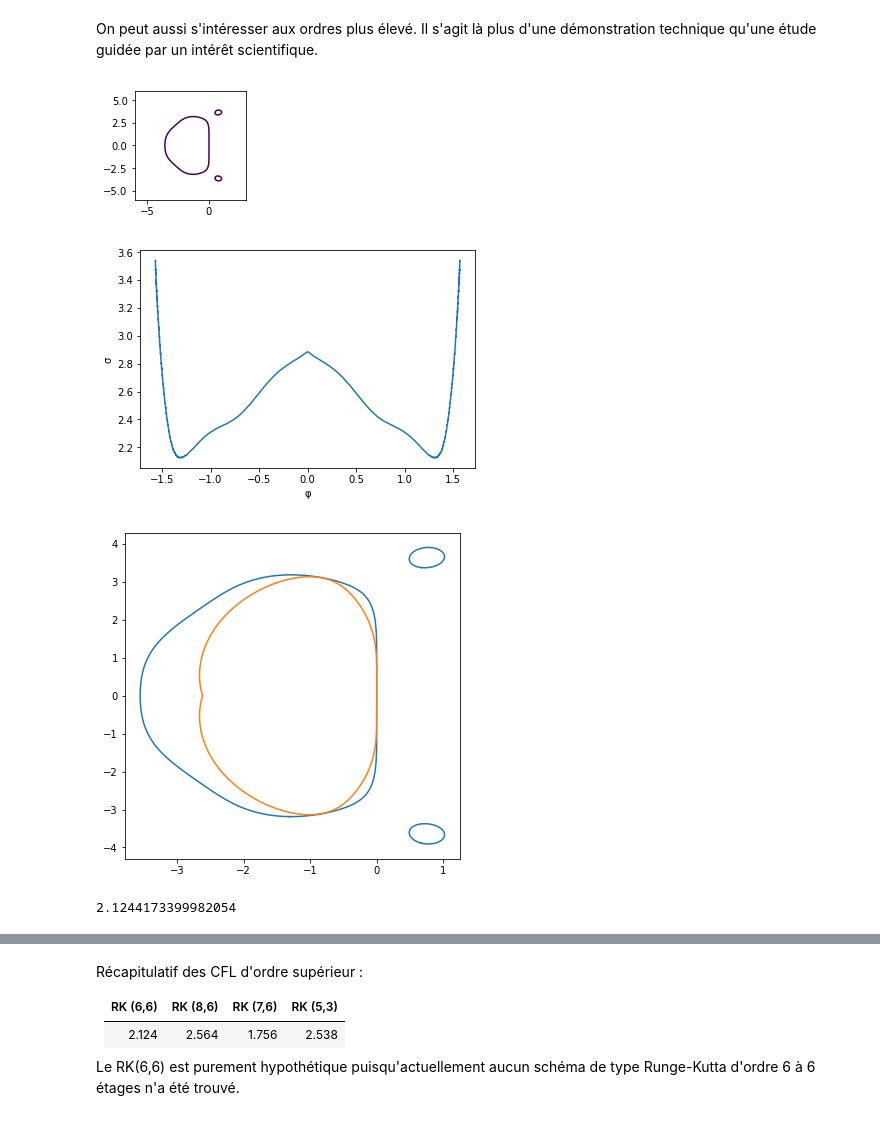
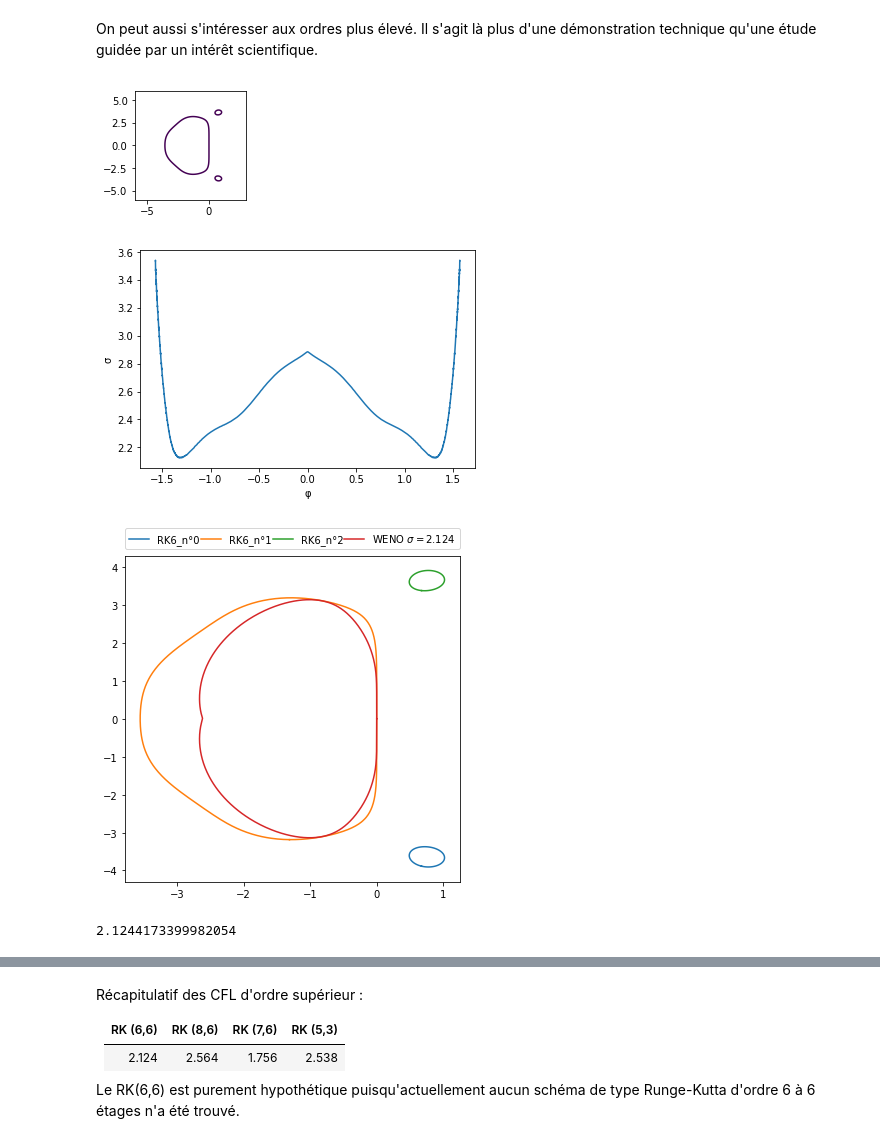
Before and after one commit to kivvix/miMaS, a Jupyter notebook: notebook/cfl.ipynb, the cells around one changed output, grey strips where cells are left out. Cells and saved outputs as stored; diff of their text form; code cells hidden in the pictures.

```diff
--- a/notebook/cfl.ipynb
+++ b/notebook/cfl.ipynb
@@ -597,7 +600,17 @@ def contour ( expr , z , Ir , Ii , **kwargs):
   a = np.linspace(*Ir)
   b = np.linspace(*Ii)
   X, Y = np.meshgrid(a, b)
-  return plt.contour(X,Y, f(X,Y),**kwargs)
+  try:
+    lab = kwargs.pop("label")
+  except:
+    lab = ""
+  try:
+    c = kwargs["colors"]
+  except:
+    c = palette[0]
+  if len(lab) > 0 :
+    plt.plot([0],[0],label=lab,color=c)
+  return plt.contour(X,Y, f(X,Y).real,**kwargs)
 # %% [markdown]
 Ce qui fut découvert relativement tard est la possibilité à partir de cette fonction de récupérer les points tracés à l'aide de l'attribut `allsegs` de la classe `matplotlib.contour.QuadContourSet`
 # %%
@@ -630,9 +643,9 @@ save_figsize = plt.rcParams['figure.figsize']
 plt.rcParams['figure.figsize'] = [10, 10]
 
 for n in range(1,12):
+  print(n,end="\r")
   R = sp.Abs(poly_carac(n))
-  contour(R,z,(-8.,4.,500),(-6.,6.,500), levels=[1.],colors=palette[n%len(palette)])
-  plt.plot([0],[0],label="RK{}".format(n),color=palette[n%len(palette)]) # astuce pour avoir une légende
+  contour(R,z,(-7,6,1000),(-6.5,6.5,1000), levels=[1.],colors=palette[n%len(palette)],label="RK{}".format(n))
 plt.legend(bbox_to_anchor=(0., 1.02, 1.,.102),loc=3,ncol=6,mode="expand",borderaxespad=0.)
 plt.show()
 
@@ -919,18 +936,14 @@ a = sp.symbols("\\alpha")
 p = a*z**4 + poly_carac(3)
 # %%
 save_figsize = plt.rcParams['figure.figsize']
-msize = 1
 plt.rcParams['figure.figsize'] = [10, 8]
-for n in range(1,57,1):
+for n in range(1,57,2):
   print(n,end="\r")
-  if n == 24 :
-    msize = 5
-  else:
-    msize = 1
   bn = b_poly(p.subs(a,sp.Rational(1,n)))
-  plt.plot(*reim(bn),'.',markersize=msize,label="$\\alpha = {}$".format(sp.latex(sp.Rational(1,n))))
-print()
-plt.plot(*reim(b3),label="ERK SSP(3,3)")
+  plt.plot(*reim(bn),'.',markersize=1,label="$\\alpha = {}$".format(sp.latex(sp.Rational(1,n))))
+print(" "*len(str(n)))
+plt.plot(*reim(b_poly(poly_carac(4))),linestyle='-.',label="ERK SSP(4,4) $\\alpha = {}$".format(sp.latex(sp.Rational(1,24))))
+plt.plot(*reim(b3),linestyle=':',linewidth=2,label="ERK SSP(3,3)")
 plt.legend(bbox_to_anchor=(0., 1.02, 1.,.102),loc=3,ncol=8,mode="expand",borderaxespad=0.,markerscale=10)
 plt.show()
 plt.rcParams['figure.figsize'] = save_figsize
@@ -1169,8 +1178,14 @@ def cfl( z_weno , b_rk , display=True ):
   zb = [ min(z_weno,key=lambda z:np.abs(np.angle(z)-np.angle(b_))) for b_ in b_rk ]
   sigs = np.array([ np.array([np.angle(z),np.abs((b_)/(z)) if np.abs(z)>1E-2 else float("nan")]) for (z,b_) in zip(zb,b_rk) ])
   if display :
-    plt.plot(sigs[:,0],sigs[:,1])
-    plt.xlabel("φ");plt.ylabel("σ")
+    fig,ax = plt.subplots(1,2,figsize=(12,4))
+    ax[0].plot(sigs[:,0],sigs[:,1])
+    ax[0].set_xlabel("φ");ax[0].set_ylabel("σ")
+    ax[1].plot(*reim(b_rk),label="time method")
+    cfl = min(sigs[:,1])
+    ax[1].plot(*reim(cfl*z_weno),label="space method $\\times\\,\\sigma = {0:.3f}$".format(cfl))
+    ax[1].plot(*reim(z_weno),label="space method")
+    plt.legend(bbox_to_anchor=(0., 1.02, 1.,.102),loc=3,ncol=2,mode="expand",borderaxespad=0.)
     plt.show()
   return min(sigs[:,1])
 # %%
@@ -1372,36 +1387,37 @@ def cfl( z_weno , b_rk , display=True ):
 
 R_rk6   = sp.Abs(poly_carac(6))
 
 save_figsize = plt.rcParams['figure.figsize']
 plt.rcParams['figure.figsize'] = [2, 2]
 # Pour le moment l'obtention des segments demande aussi le tracé de la courbe
 # j'ai commencé à regarder comment faire pour avoir un `plt.hidden` ou similaire
 dat0 = contour(R_rk6,z,(-6.,3.,500),(-6.,6.,500), levels=[1.]).allsegs
 plt.show()
 plt.rcParams['figure.figsize'] = save_figsize
 
 # on regarde, pour l'étude de la stabilité, que le domaine central
 dat1 = max(dat0[0][:],key=lambda l:len(l))
 dat1_c = [ re+im*1j for (re,im) in zip(dat1[:,0],dat1[:,1]) ] # on convertit les données en complexes
 # on trie les données selon l'argument
 b6 = np.array([ min(dat1_c,key=lambda b:np.abs(np.angle(b)-np.angle(-z_)) ) for z_ in weno.data ])
 
 # calcul de la CFL
 sig_rk6 = cfl(weno.data[:],b6[:])
 
 save_figsize = plt.rcParams['figure.figsize']
 plt.rcParams['figure.figsize'] = [6, 6]
-[ plt.plot(c[:,0],c[:,1],color=palette[0]) for c in dat0[0] ]
-plt.plot(*reim(-sig_rk6*weno.data),color=palette[1])
+[ plt.plot(c[:,0],c[:,1],color=palette[i],label="RK6_n°{}".format(i)) for i,c in enumerate(dat0[0]) ]
+plt.plot(*reim(-sig_rk6*weno.data),color=palette[3],label="WENO $\\sigma =${0:.3f}".format(sig_rk6))
+plt.legend(bbox_to_anchor=(0., 1.02, 1.,.102),loc=3,ncol=4,mode="expand",borderaxespad=0.)
 plt.show()
 
 plt.rcParams['figure.figsize'] = save_figsize
 
 print(sig_rk6)
 # %% [output]
 [figure]
 [figure]
-[figure, old version]
+[figure, new version]
 2.1244173399982054
 # %%
 R_rk6_8 = sp.Abs(prk6_8)
```
Also changed, not shown: parts of 36 cells of this notebook.
